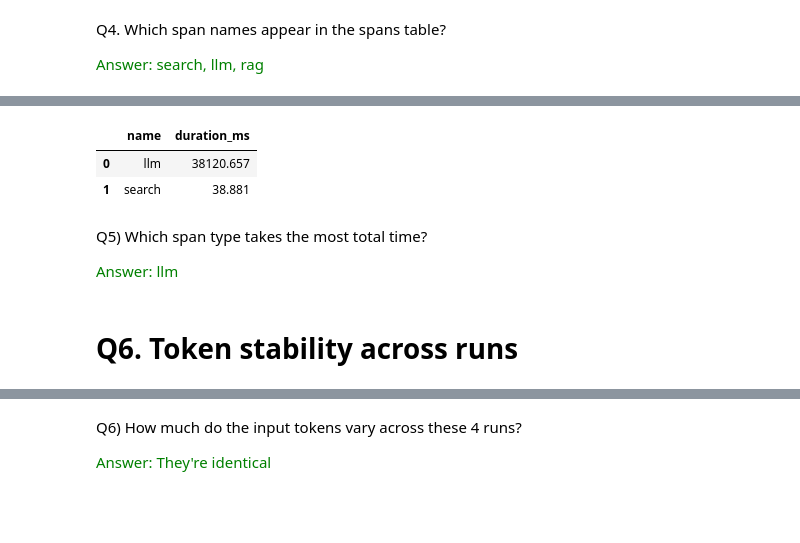
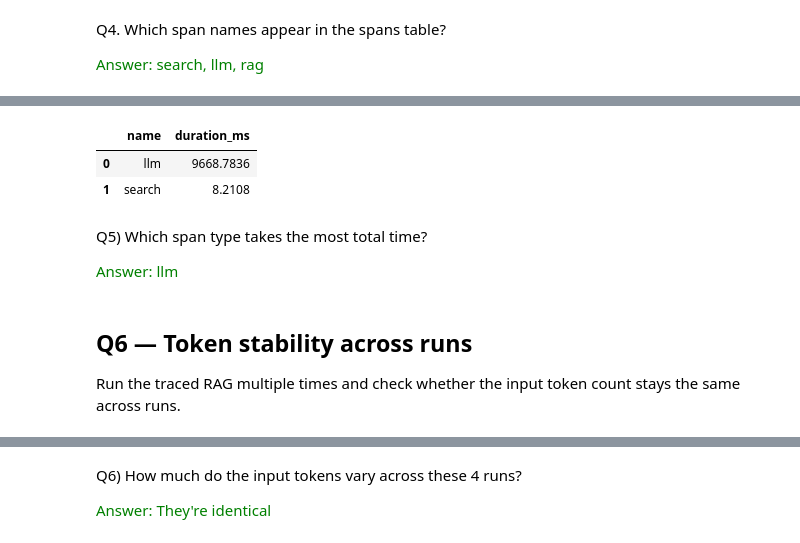
Before and after one commit to jusnaini/llm-zoomcamp, a Jupyter notebook: 05-monitoring/hw-01-monitoring.ipynb, the cells around one changed output, grey strips where cells are left out. Cells and saved outputs as stored; diff of their text form; code cells hidden in the pictures; blank space fills up the shorter version.

```diff
--- a/05-monitoring/hw-01-monitoring.ipynb
+++ b/05-monitoring/hw-01-monitoring.ipynb
@@ -527,17 +534,20 @@ df.drop(columns=['start_time','end_time','cost'],axis=0)
-# %%
-# Total duration by span type, excluding rag)
-summary = df[df['name'] != 'rag'].groupby('name')['duration_ms'].sum().reset_index()
-summary
-# %% [output]
-|  | name | duration_ms |
-| 0 | llm | 38120.657 |
-| 1 | search | 38.881 |
+# %%
+df = pd.read_sql_query("SELECT * FROM spans", sqlite3.connect("traces.db"))
+df['duration_ms'] = (df['end_time'] - df['start_time']) / 1_000_000
+summary = df[df['name'] != 'rag'].groupby('name')['duration_ms'].mean().reset_index()
+summary
+# %% [output]
+|  | name | duration_ms |
+| 0 | llm | 9668.7836 |
+| 1 | search | 8.2108 |
 # %% [markdown]
 Q5) Which span type takes the most total time?
 
 <font color="green">Answer: llm </font>
 # %% [markdown]
-# Q6. Token stability across runs
+## Q6 — Token stability across runs
+
+Run the traced RAG multiple times and check whether the input token count stays the same across runs.
 # %%
 # ---------------------- #
 from starter import index
```
Also changed, not shown: parts of 33 cells of this notebook.
